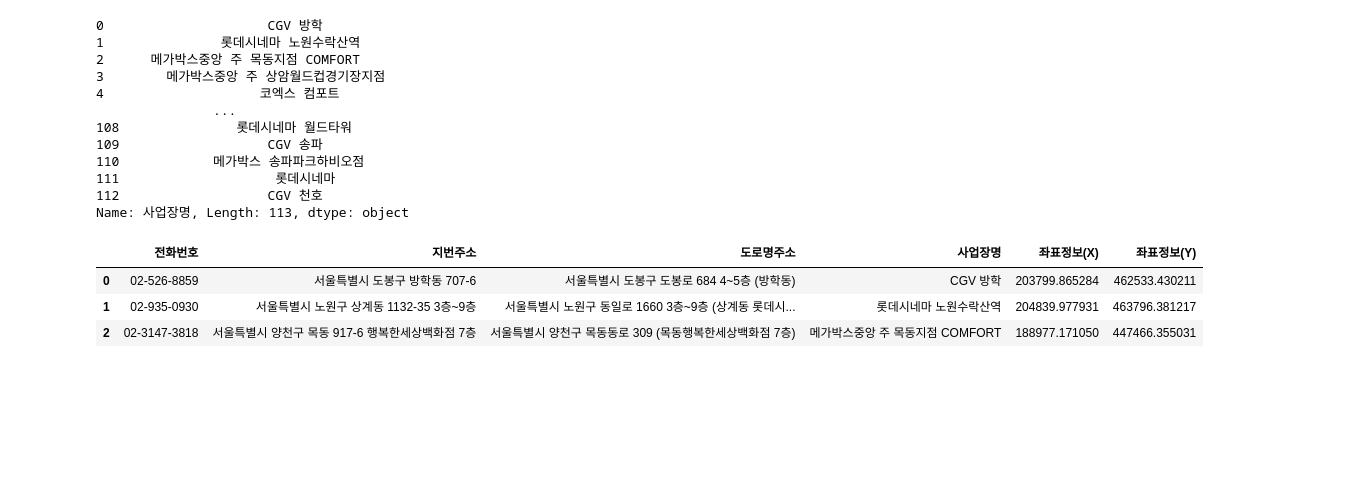
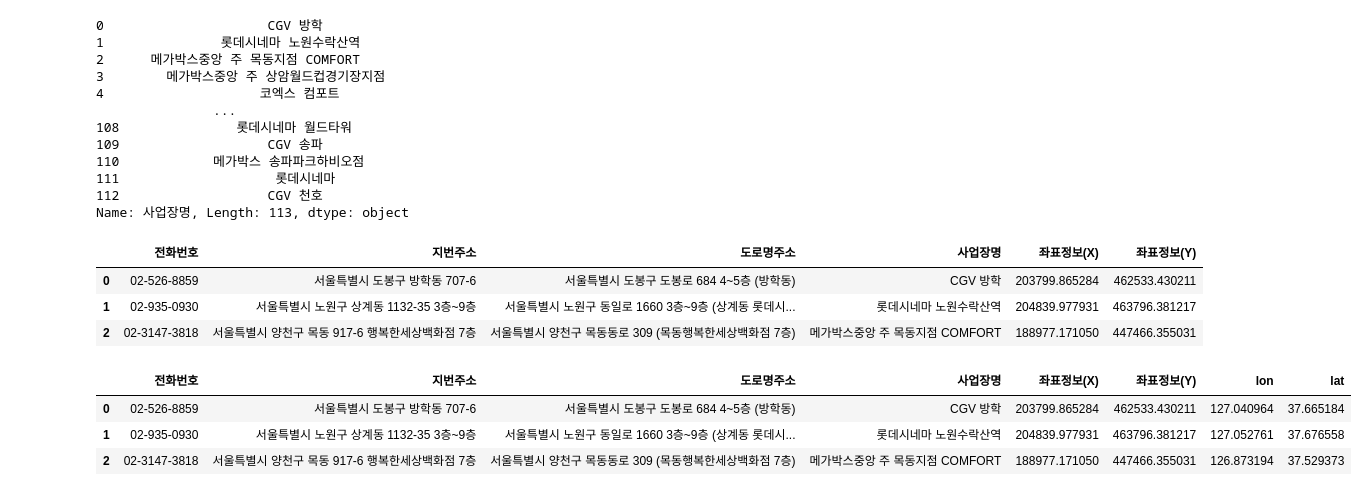
Before and after one commit to sky3085/ripple_ezen, a Jupyter notebook: Choropleth/CinemaLocation.ipynb, the cells around one changed output. Drawn from its saved outputs; the diff is of its cells as text; code cells hidden in the pictures; blank space fills up the shorter version.

```diff
--- a/Choropleth/CinemaLocation.ipynb
+++ b/Choropleth/CinemaLocation.ipynb
@@ -92,6 +92,13 @@ df.to_csv("data/Seoul_Cinema_2022_fix.csv", index=False)
 # 서울특별시청 04524 서울특별시 중구 세종대로 110 전화번호 02-120 | 대표전화 02-2133-1271 | 빅데이터담당관(서소문청사)
 # 전화필요
 # 도로명 주소는 건물층수가 써져 있어 검색이 안됨
+# %%
+df.head(3)
+# %% [output]
+|  | 전화번호 | 지번주소 | 도로명주소 | 사업장명 | 좌표정보(X) | 좌표정보(Y) | lon | lat |
+| 0 | 02-526-8859 | 서울특별시 도봉구 방학동 707-6 | 서울특별시 도봉구 도봉로 684 4~5층 (방학동) | CGV 방학 | 203799.865284 | 462533.430211 | 127.040964 | 37.665184 |
+| 1 | 02-935-0930 | 서울특별시 노원구 상계동 1132-35 3층~9층 | 서울특별시 노원구 동일로 1660 3층~9층 (상계동 롯데시... | 롯데시네마 노원수락산역 | 204839.977931 | 463796.381217 | 127.052761 | 37.676558 |
+| 2 | 02-3147-3818 | 서울특별시 양천구 목동 917-6 행복한세상백화점 7층 | 서울특별시 양천구 목동동로 309 (목동행복한세상백화점 7층) | 메가박스중앙 주 목동지점 COMFORT | 188977.171050 | 447466.355031 | 126.873194 | 37.529373 |
 # %%
 import folium
 # y = 위도, x = 경도
```
Also changed, not shown: parts of 1 cell of this notebook, 5 other files.
